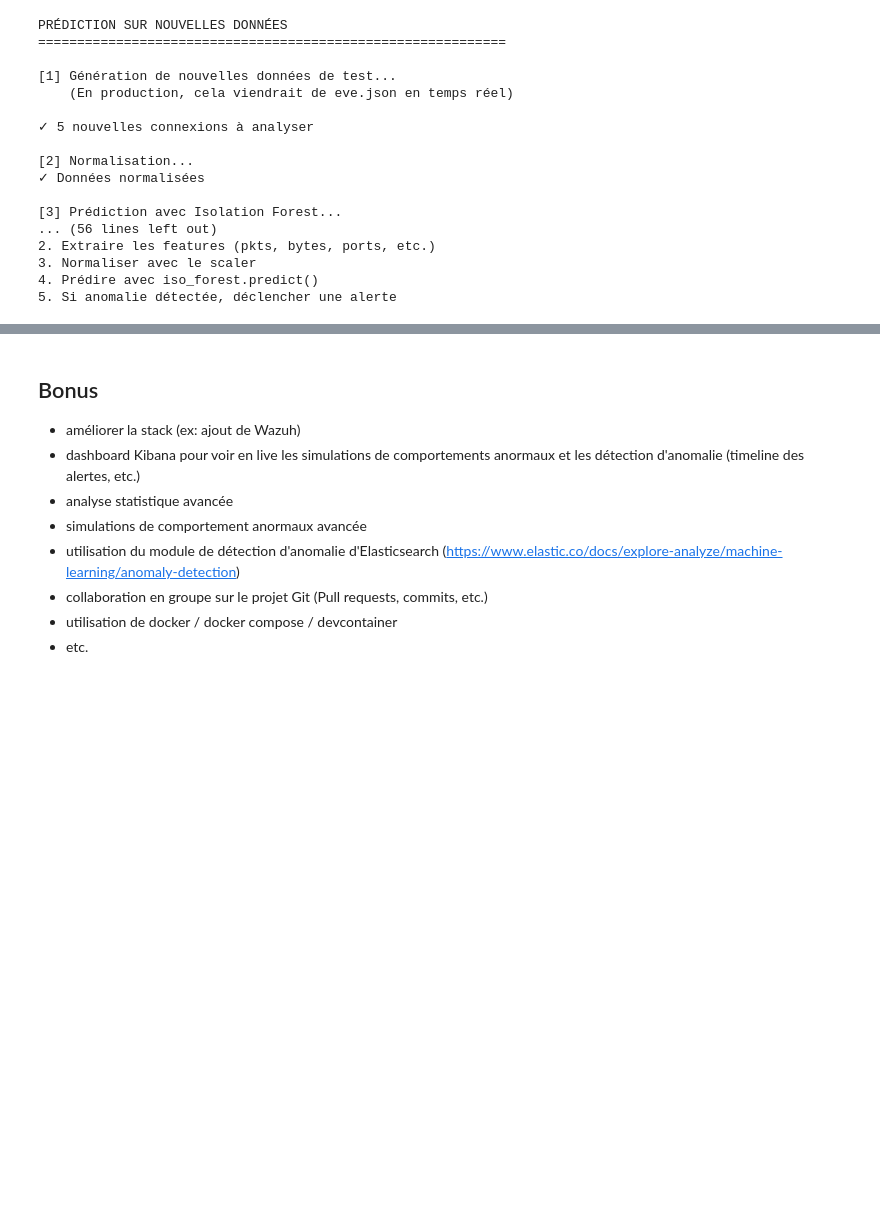
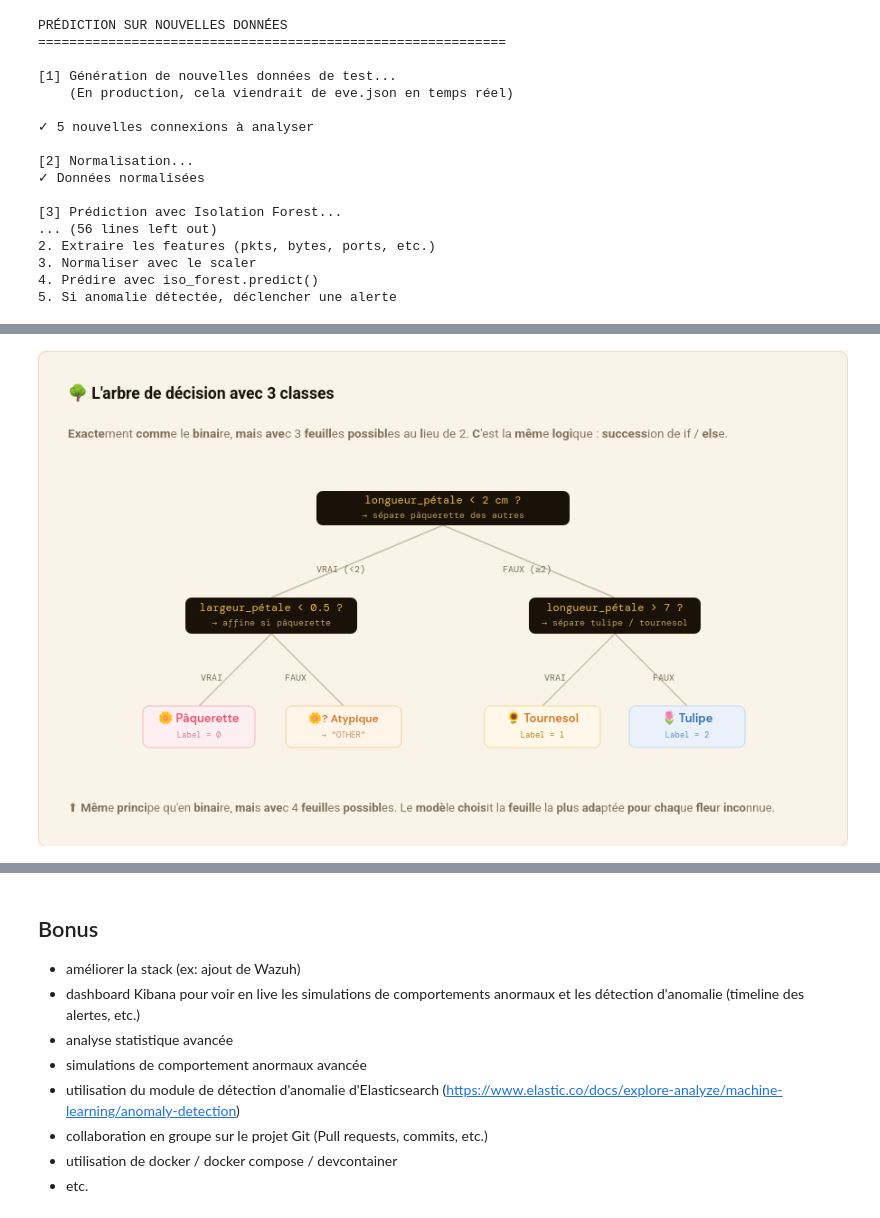
Before and after one commit to N0sti/elasticsearch_cookbook, a Jupyter notebook: es_as_siem/projet_siem.ipynb, the cells around one changed output, grey strips where cells are left out. Saved outputs shown, nothing was run; the diff lists cells and outputs as text; code cells hidden in the pictures; blank space fills up the shorter version.

```diff
--- a/es_as_siem/projet_siem.ipynb
+++ b/es_as_siem/projet_siem.ipynb
@@ -2223,0 +2265,5 @@ PRÉDICTION SUR NOUVELLES DONNÉES
+# %%
+from IPython.display import Image, display
+display(Image(filename="../images/multiclass.jpeg"))
+# %% [output]
+[figure, added]
```
Also changed, not shown: parts of 18 cells of this notebook.
